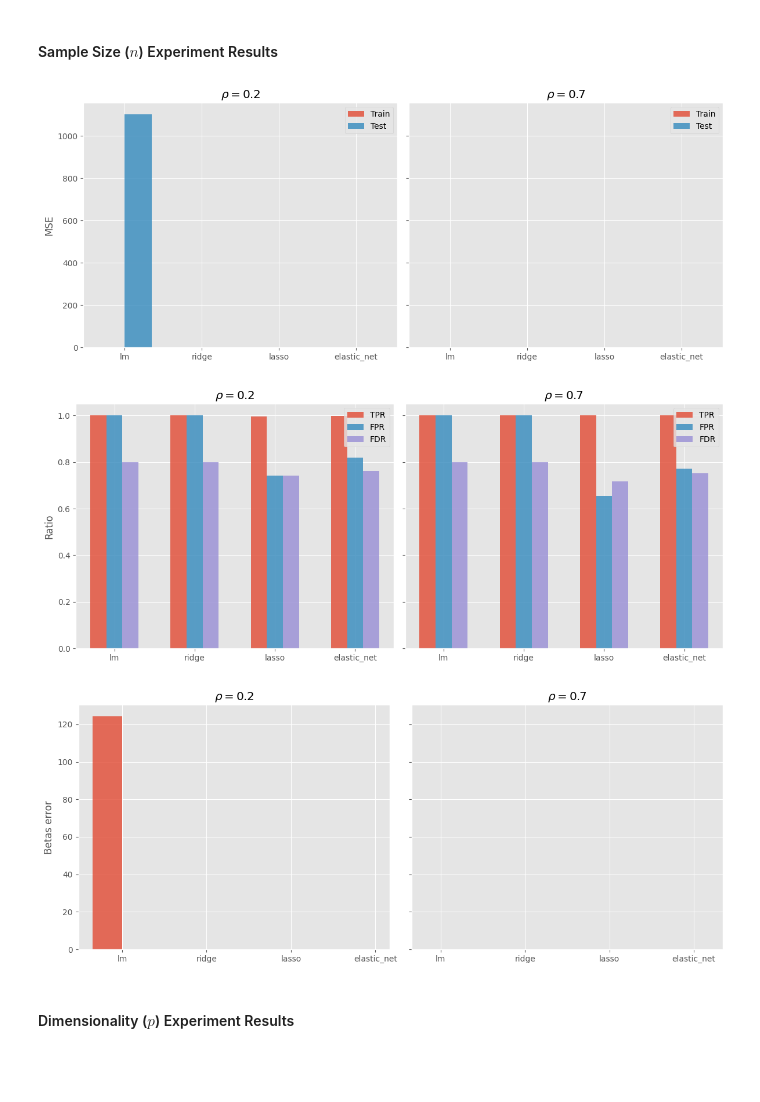
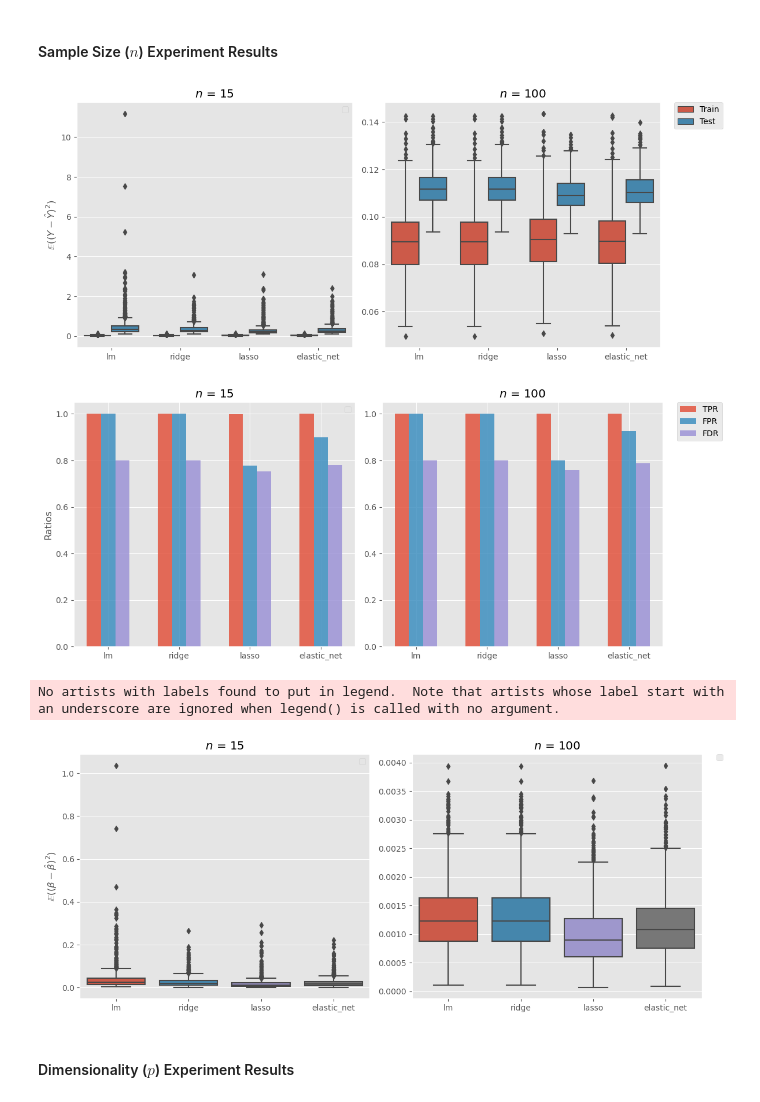
Before and after one commit to SamuelAhou/StatisticalLearning, a Jupyter notebook: Exercice2.ipynb, the cells around one changed output. Saved outputs shown, nothing was run; the diff lists cells and outputs as text; code cells hidden in the pictures; blank space fills up the shorter version.

Commit message:
Resultats

```diff
--- a/Exercice2.ipynb
+++ b/Exercice2.ipynb
@@ -620,9 +627,10 @@ ___
 ### Results
 ___
 # %%
-style.use('ggplot')
 
 def show_results(lm_scores, ridge_scores, lasso_scores, elastic_net_scores, label, values):
+
+    M=1000
 
     lm_02_01 = lm_scores[0]
     lm_07_01 = lm_scores[1]
@@ -766,16 +777,17 @@ IndexError: too many indices for array: array is 1-dimensional, but 2 were index
 # %% [markdown]
 #### Sample Size ($n$) Experiment Results
 # %%
-lm_scores = np.loadtxt("./ResultsEx2/lm_scores_n.csv", delimiter=",")
-ridge_scores = np.loadtxt("./ResultsEx2/ridge_scores_n.csv", delimiter=",")
-lasso_scores = np.loadtxt("./ResultsEx2/lasso_scores_n.csv", delimiter=",")
-elastic_net_scores = np.loadtxt("./ResultsEx2/elastic_net_scores_n.csv", delimiter=",")
+lm_scores = np.load("./ResultsEx2/lm_scores_n.npy")
+ridge_scores = np.load("./ResultsEx2/ridge_scores_n.npy")
+lasso_scores = np.load("./ResultsEx2/lasso_scores_n.npy")
+elastic_net_scores = np.load("./ResultsEx2/elastic_net_scores_n.npy")
 
-show_results(lm_scores, ridge_scores, lasso_scores, elastic_net_scores, 'n')
+show_results(lm_scores, ridge_scores, lasso_scores, elastic_net_scores, r'$n$', [15, 100])
 # %% [output]
-[figure, old version]
+[figure, new version]
-[figure, old version]
+[figure, new version]
+No artists with labels found to put in legend.  Note that artists whose label start with an underscore are ignored when legend() is called with no argument.
-[figure, old version]
+[figure, new version]
 # %% [markdown]
 #### Dimensionality ($p$) Experiment Results
 # %%
```
Also changed, not shown: parts of 8 cells of this notebook, 28 other files.
